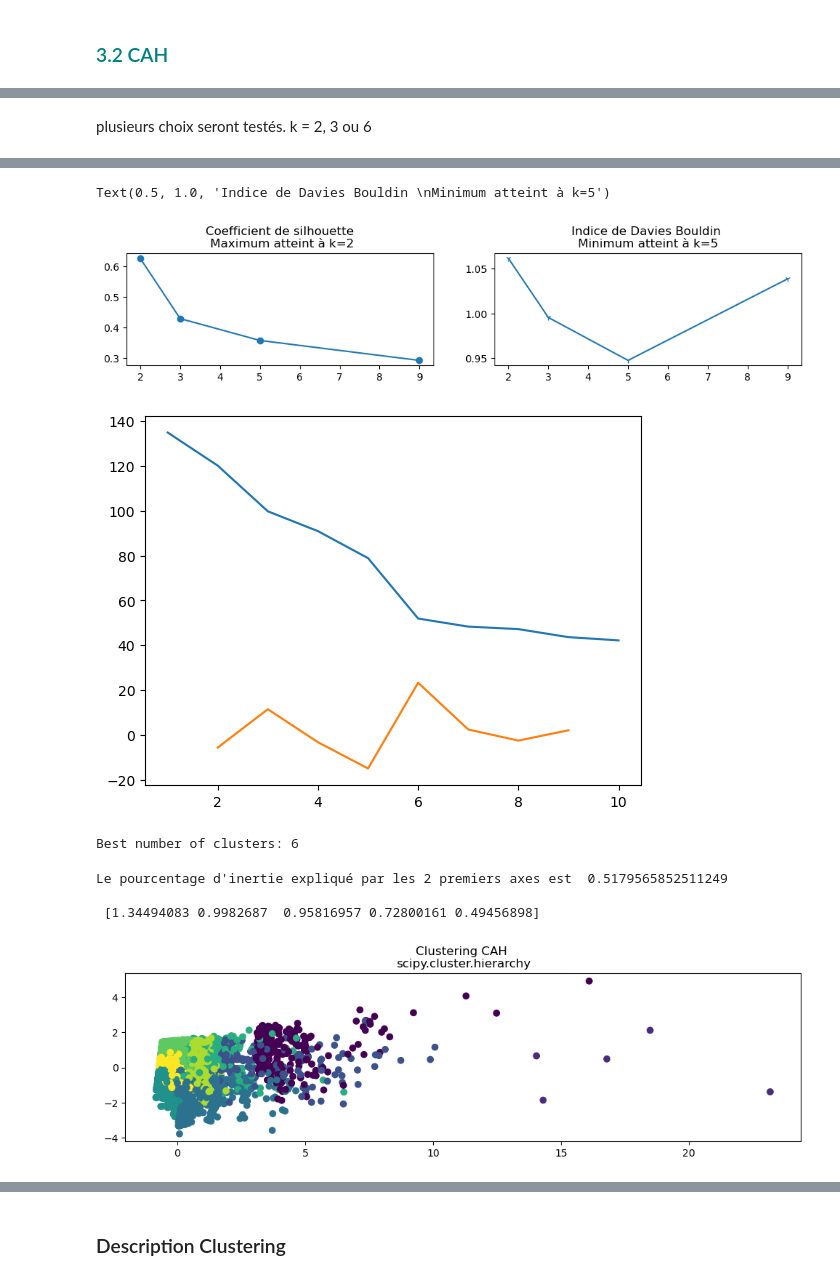
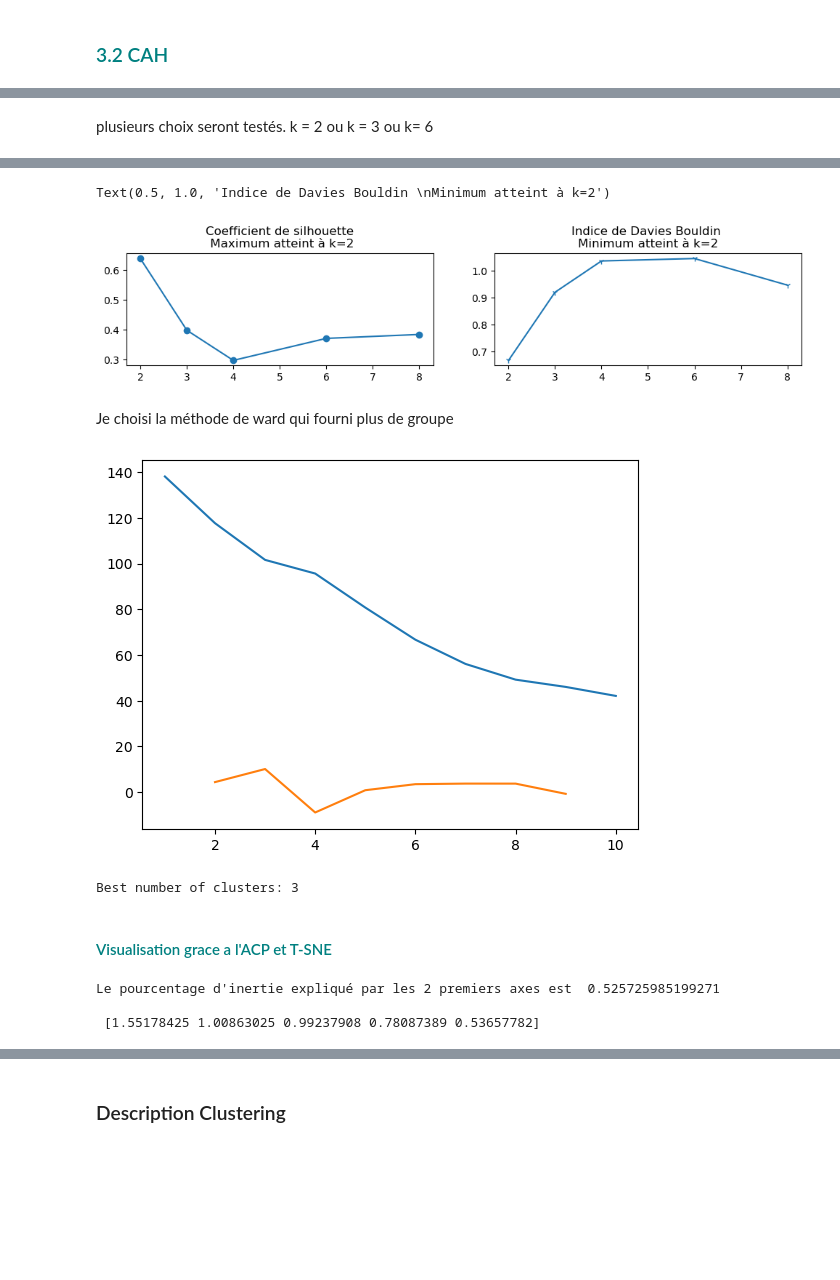
Before and after one commit to kevin-EK/OC-DS-P5-Segmentez-des-clients-d-un-site-e-commerce, a Jupyter notebook: Clustering.ipynb, the cells around one changed output, grey strips where cells are left out. Cells and saved outputs as stored; diff of their text form; code cells hidden in the pictures; blank space fills up the shorter version.

```diff
--- a/Clustering.ipynb
+++ b/Clustering.ipynb
@@ -129,7 +127,8 @@ df.shape
 # <a name="C3"><font color='teal'>**Partie 3 : Clustering**</font></a>
 # %%
 #Xgd_norm = RobustScaler().fit_transform(Xgd)
-X_norm = StandardScaler().fit_transform(df)
+scaler = StandardScaler()
+X_norm = scaler.fit_transform(df)
 # %% [markdown]
 ### <a name="C31"><font color='teal'>3.1 RFM</font></a>
 # %%
@@ -241,13 +250,13 @@ Text(0.5, 1.0, 'average link')
 # %% [markdown]
 plusieurs choix seront testés.</br>
-k = 2, 3 ou 6
+k = 2 ou k = 3 ou k= 6
 # %%
 %%time
 warnings.filterwarnings("ignore")
 
 silhouette = []
 DaviesBouldin = []
-N_CLUSTER_TESTER = [2,3,5,9]
+N_CLUSTER_TESTER = [2,3,4,6,8]
 
 Z = linkage(Xtest,method='ward')
 
@@ -280,7 +290,10 @@ Wall time: 7.85 s
-Text(0.5, 1.0, 'Indice de Davies Bouldin \nMinimum atteint à k=5')
+Text(0.5, 1.0, 'Indice de Davies Bouldin \nMinimum atteint à k=2')
-[figure, old version]
+[figure, new version]
+# %% [markdown]
+Je choisi la méthode de ward qui fourni plus de groupe
 # %%
 Z = linkage(Xtest,method='ward')
+
 last = Z[-10:, 2]
 last_rev = last[::-1]
 idxs = np.arange(1, len(last) + 1)
@@ -293,8 +306,10 @@ plt.show()
 k = acceleration_rev.argmax() + 2  # if idx 0 is the max of this we want 2 clusters
 print("Best number of clusters:", k)
 # %% [output]
-[figure, old version]
+[figure, new version]
-Best number of clusters: 6
+Best number of clusters: 3
+# %% [markdown]
+#### <font color='teal'> Visualisation grace a l'ACP et T-SNE</font>
 # %%
 from sklearn.decomposition import PCA
 pcav = PCA()
@@ -302,15 +317,7 @@ pcav.fit(Xtest)
 print("Le pourcentage d'inertie expliqué par les 2 premiers axes est ", pcav.explained_variance_ratio_.cumsum()[1])
 print('\n',pcav.explained_variance_)
 X_projtest=pcav.transform(Xtest)
-
-
-fig = plt.figure(figsize=(12,3))
-
-ax = fig.add_subplot(111)
-plt.scatter(X_projtest[:,0],X_projtest[:,1],c=clustersCAH)
-ax.set_title('Clustering CAH \nscipy.cluster.hierarchy');
 # %% [output]
-Le pourcentage d'inertie expliqué par les 2 premiers axes est  0.5179565852511249
+Le pourcentage d'inertie expliqué par les 2 premiers axes est  0.525725985199271
 
- [1.34494083 0.9982687  0.95816957 0.72800161 0.49456898]
+ [1.55178425 1.00863025 0.99237908 0.78087389 0.53657782]
-[figure, removed]
```
Also changed, not shown: parts of 112 cells of this notebook.
